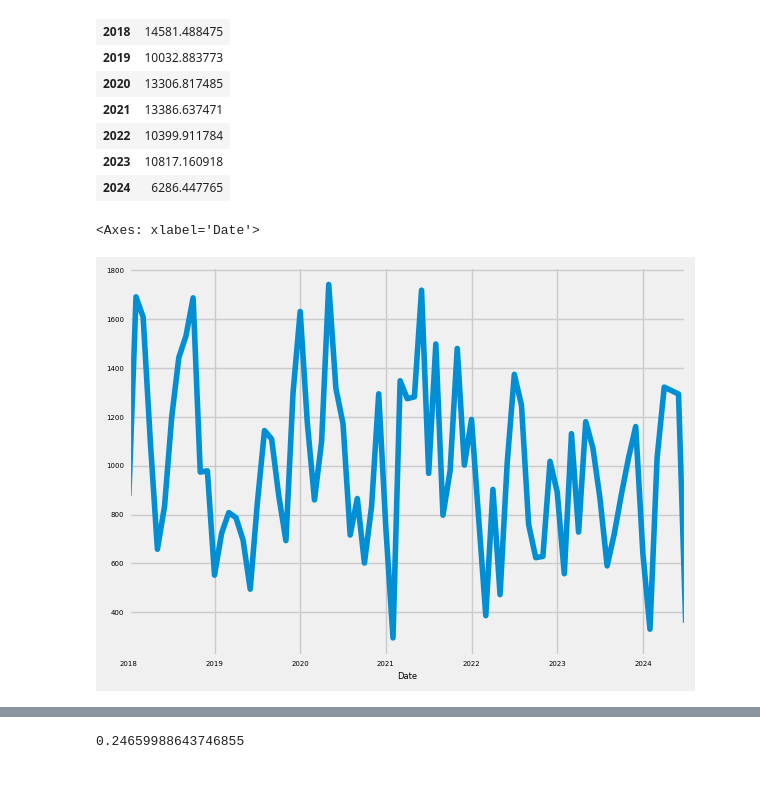
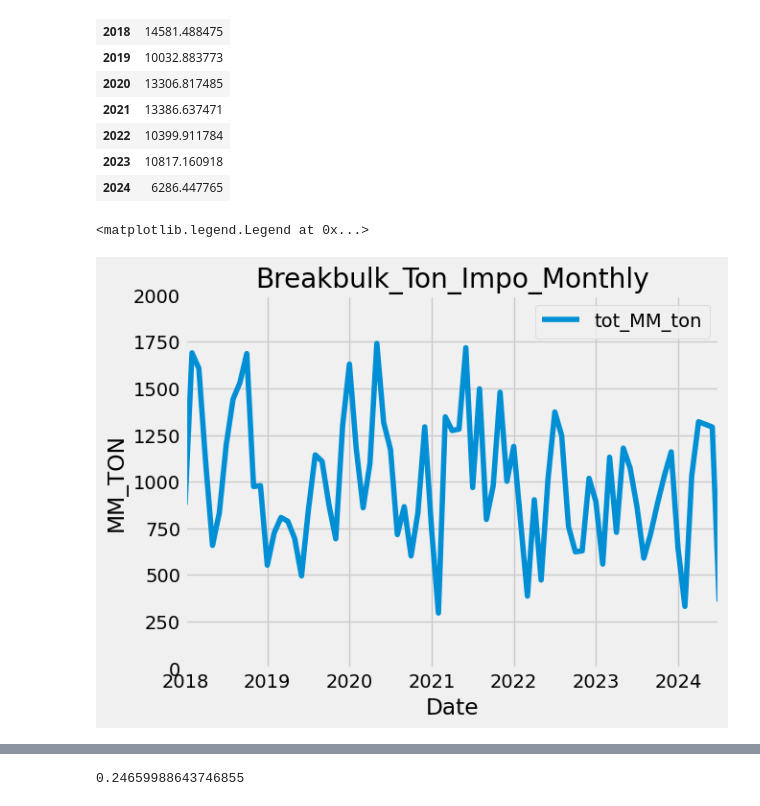
Before and after one commit to Imorenob1991/SARIMAX_FORECASTING_GRID_SEARCH, a Jupyter notebook: Breakbulk_Impo_SARIMAX_FCST.ipynb, the cells around one changed output, grey strips where cells are left out. Cells and saved outputs as stored; diff of their text form; code cells hidden in the pictures; blank space fills up the shorter version.

```diff
--- a/Breakbulk_Impo_SARIMAX_FCST.ipynb
+++ b/Breakbulk_Impo_SARIMAX_FCST.ipynb
@@ -241,6 +254,12 @@ data_ts_montly = data_ts_montly.set_index("Date") #Setting again index for time
 # %%
 ### Ploting the Monthly Values of MM_Tons and Total_Services
 data_ts_montly.tot_MM_ton.plot()
+plt.title("Breakbulk_Ton_Impo_Monthly")
+plt.ylabel("MM_TON")
+plt.ylim(0,2000)
+plt.xlabel("Date")
+plt.xlim()
+plt.legend()
 # %% [output]
-<Axes: xlabel='Date'>
+<matplotlib.legend.Legend at 0x...>
-[figure, old version]
+[figure, new version]
```
Also changed, not shown: parts of 46 cells of this notebook.
